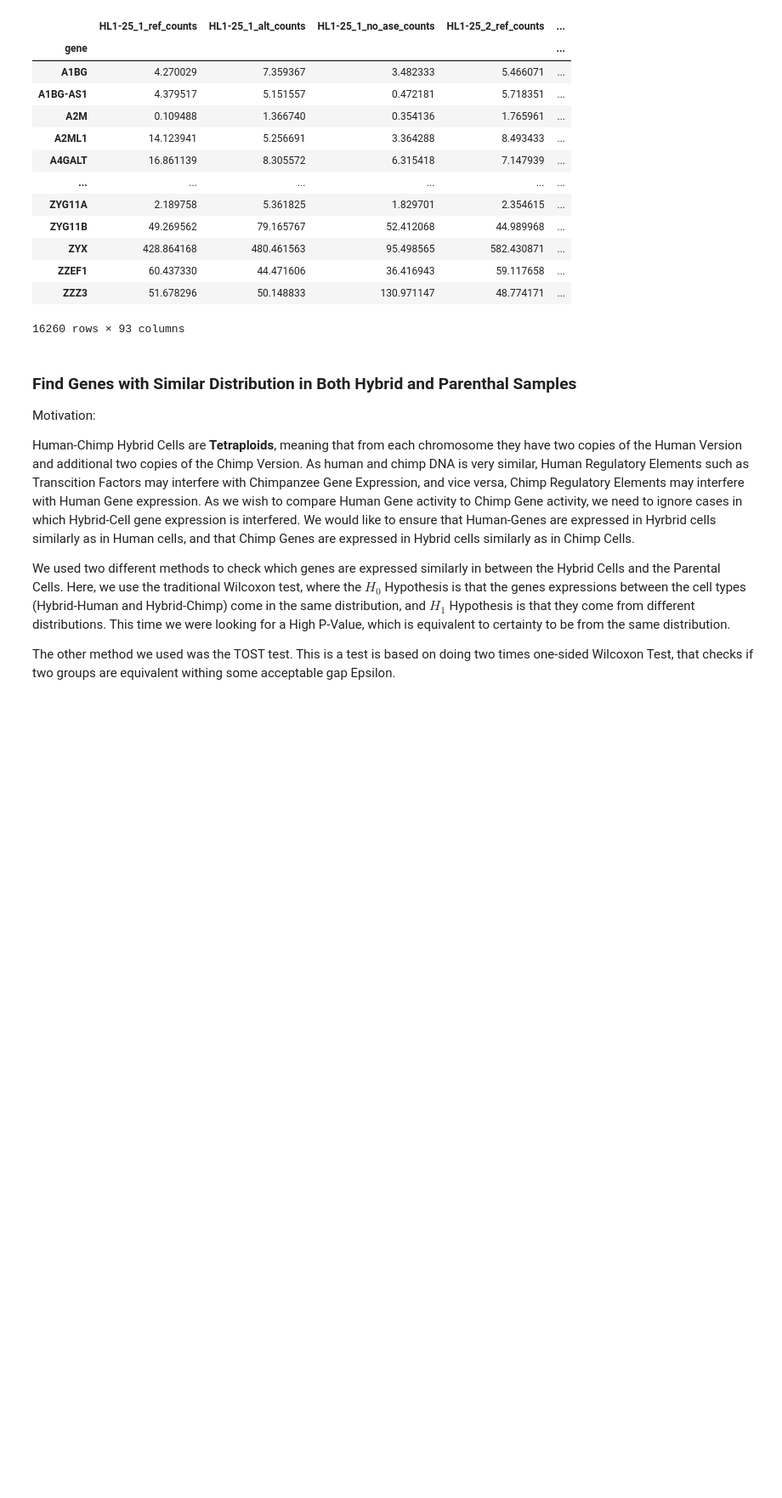
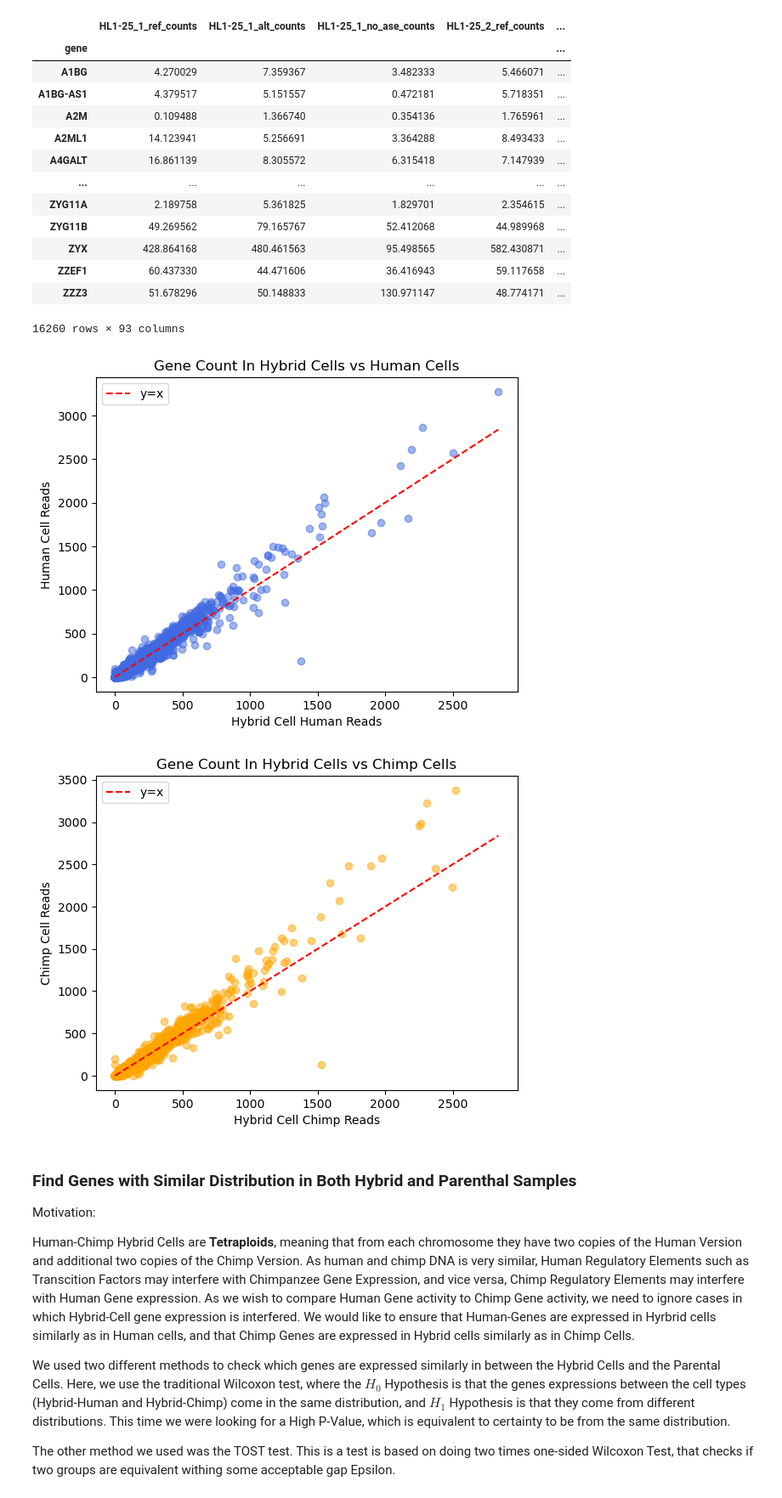
Before and after one commit to matanyaw9/iml_project, a Jupyter notebook: part_3.ipynb, the cells around one changed output. Shown at 85% size. Saved outputs shown, nothing was run; the diff lists cells and outputs as text; code cells hidden in the pictures; blank space fills up the shorter version.

```diff
--- a/part_3.ipynb
+++ b/part_3.ipynb
@@ -6,6 +6,9 @@ import numpy as np
 import matplotlib.pyplot as plt
 import seaborn as sns
 import re
+# %%
+HUMAN_COLOR = 'royalblue'
+CHIMP_COLOR = 'darkorange'
 # %% [markdown]
 ### Reading df
 # %% [markdown]
@@ -161,6 +152,44 @@ normalized_df
 | ZZEF1 | 60.437330 | 44.471606 | 36.416943 | 59.117658 | ... |
 | ZZZ3 | 51.678296 | 50.148833 | 130.971147 | 48.774171 | ... |
 16260 rows × 93 columns
+# %%
+df_compare_hybrid_vs_parental_scatter = pd.DataFrame(index=normalized_df.index)
+df_compare_hybrid_vs_parental_scatter.loc[:, 'hybrid_ref_avg'] = (normalized_df.loc[:, intersect([IPSC, HYBRIDS_SAMPLES, REF_COUNT])].mean(axis=1))
+df_compare_hybrid_vs_parental_scatter.loc[:, 'hybrid_alt_avg'] = (normalized_df.loc[:, intersect([IPSC, HYBRIDS_SAMPLES, ALT_COUNT])].mean(axis=1))
+df_compare_hybrid_vs_parental_scatter.loc[:, 'parental_ref_avg'] = (normalized_df.loc[:, intersect([IPSC, HUMAN_SAMPLES, REF_COUNT])].mean(axis=1))
+df_compare_hybrid_vs_parental_scatter.loc[:, 'parental_alt_avg'] = (normalized_df.loc[:, intersect([IPSC, CHIMP_SAMPLES, ALT_COUNT])].mean(axis=1))
+
+
+
+
+
+plt.scatter(df_compare_hybrid_vs_parental_scatter['hybrid_ref_avg'], df_compare_hybrid_vs_parental_scatter['parental_ref_avg'], color=HUMAN_COLOR, alpha=0.5)
+plt.title('Gene Count In Hybrid Cells vs Human Cells')
+plt.xlabel('Hybrid Cell Human Reads')
+plt.ylabel('Human Cell Reads')
+# Add y=x line
+plt.plot([df_compare_hybrid_vs_parental_scatter['hybrid_ref_avg'].min(), df_compare_hybrid_vs_parental_scatter['hybrid_ref_avg'].max()],
+         [df_compare_hybrid_vs_parental_scatter['hybrid_ref_avg'].min(), df_compare_hybrid_vs_parental_scatter['hybrid_ref_avg'].max()],
+         color='red', linestyle='--', label='y=x')
+# df_compare_hybrid_vs_parental_scatter.loc[:,['hybrid_ref_avg', 'parental_ref_avg']]
+plt.legend()
+plt.show()
+
+
+plt.scatter(df_compare_hybrid_vs_parental_scatter['hybrid_alt_avg'], df_compare_hybrid_vs_parental_scatter['parental_alt_avg'], color=CHIMP_COLOR, alpha=0.5)
+plt.title('Gene Count In Hybrid Cells vs Chimp Cells')
+plt.xlabel('Hybrid Cell Chimp Reads')
+plt.ylabel('Chimp Cell Reads')
+# Add y=x line
+plt.plot([df_compare_hybrid_vs_parental_scatter['hybrid_ref_avg'].min(), df_compare_hybrid_vs_parental_scatter['hybrid_ref_avg'].max()],
+         [df_compare_hybrid_vs_parental_scatter['hybrid_ref_avg'].min(), df_compare_hybrid_vs_parental_scatter['hybrid_ref_avg'].max()],
+         color='red', linestyle='--', label='y=x')
+# df_compare_hybrid_vs_parental_scatter.loc[:,['hybrid_ref_avg', 'parental_ref_avg']]
+plt.legend()
+plt.show()
+# %% [output]
+[figure, added]
+[figure, added]
 # %% [markdown]
 ### Find Genes with Similar Distribution  in Both Hybrid and Parenthal Samples
 Motivation:
```
Also changed, not shown: parts of 17 cells of this notebook, 1 other file.
